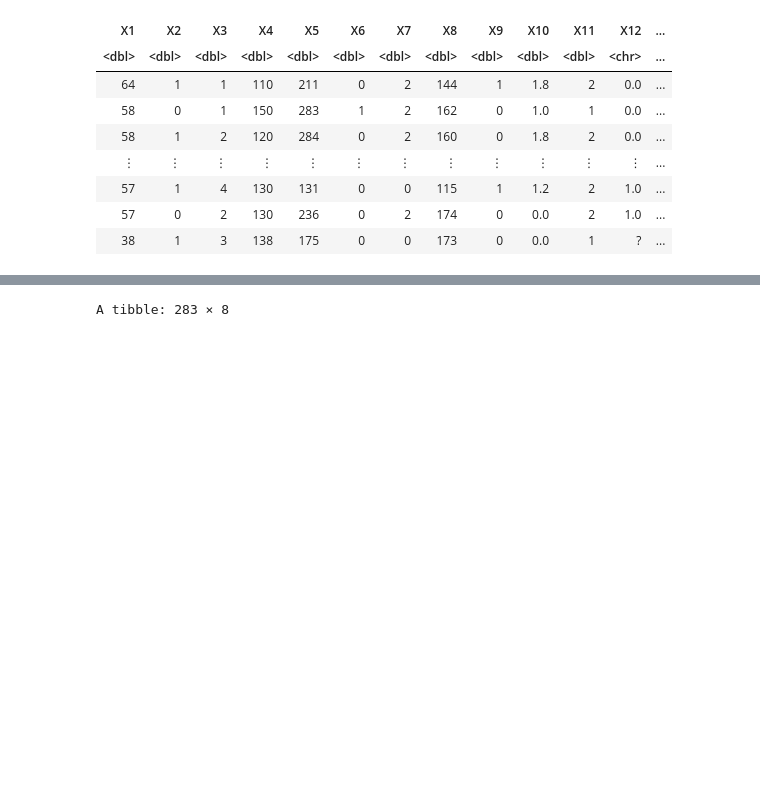
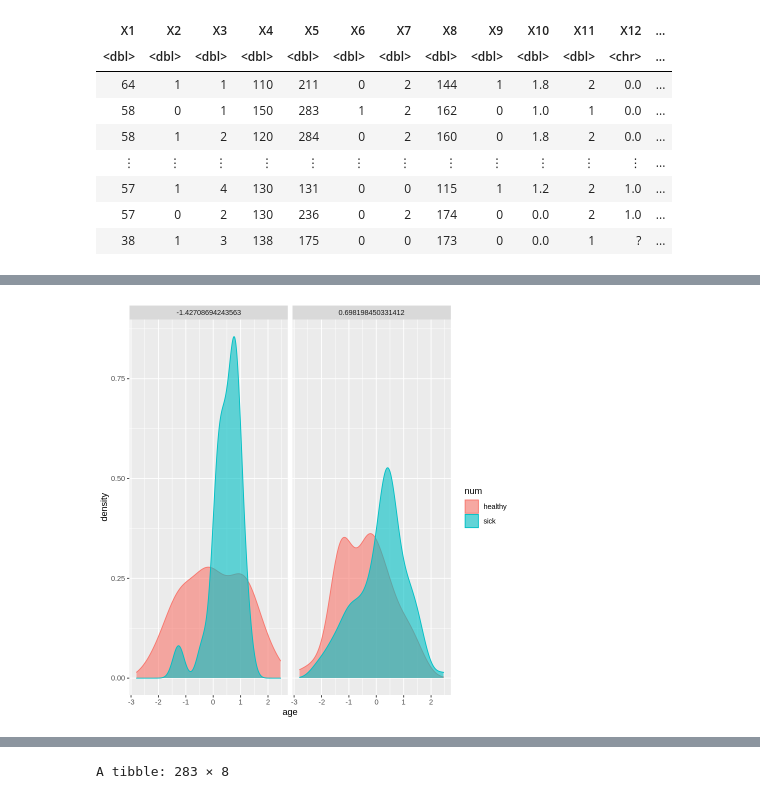
Before and after one commit to zohairomar1/HeartDiseasePredictionModel, a Jupyter notebook: group_project_report19.ipynb, the cells around one changed output, grey strips where cells are left out. Cells and saved outputs as stored; diff of their text form; code cells hidden in the pictures; blank space fills up the shorter version.

```diff
--- a/group_project_report19.ipynb
+++ b/group_project_report19.ipynb
@@ -76,0 +143,7 @@ A tibble: 283 × 14
+# %%
+heart_plot3 <- ggplot(data = heart_data_scaled_1, aes(x = age, color = num, fill = num)) +
+  geom_density(alpha = 0.6) +
+  facet_grid(~sex)
+heart_plot3
+# %% [output]
+[figure, added]
```
Also changed, not shown: parts of 21 cells of this notebook.
